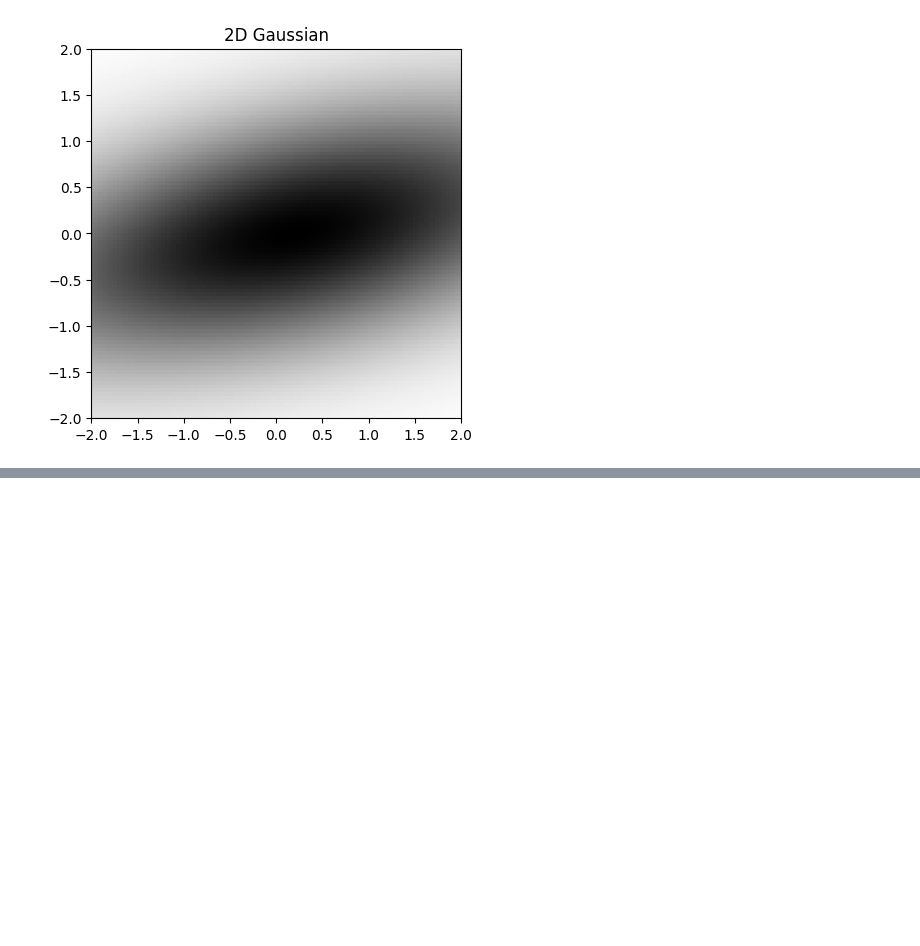
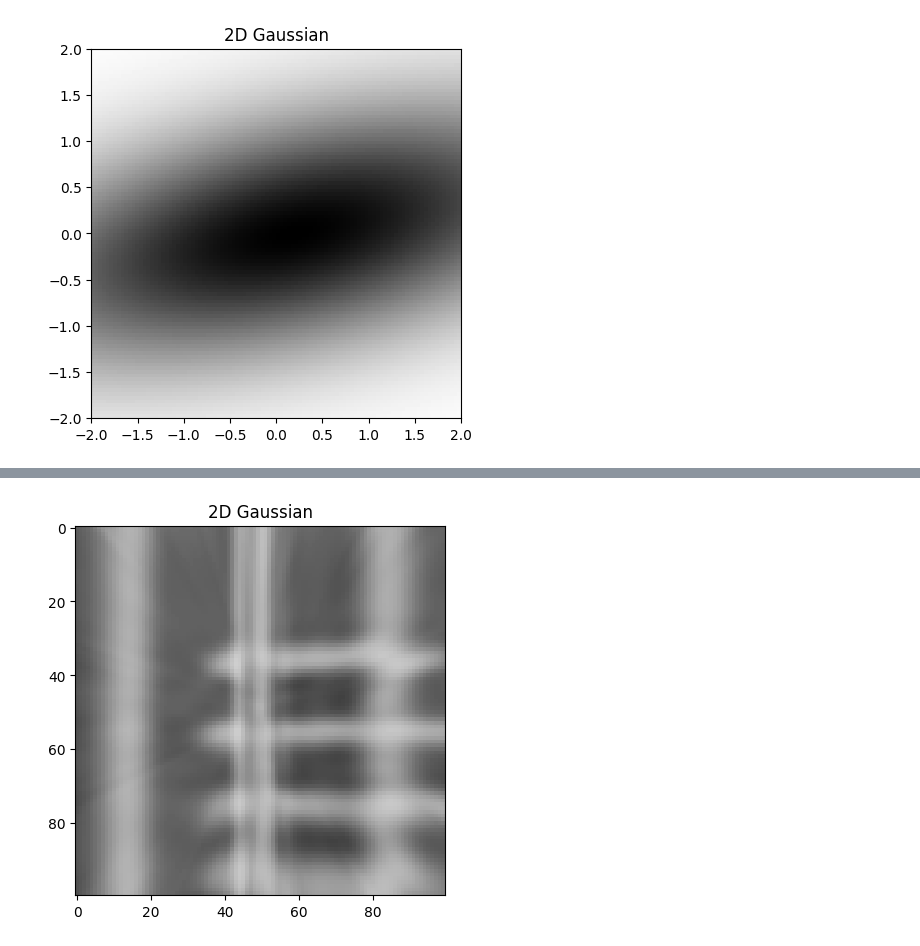
Before and after one commit to SuperVK/sparse-image-repr-bep, a Jupyter notebook: project.ipynb, the cells around one changed output, grey strips where cells are left out. Drawn from its saved outputs; the diff is of its cells as text; code cells hidden in the pictures; blank space fills up the shorter version.

```diff
--- a/project.ipynb
+++ b/project.ipynb
@@ -330,0 +319,4 @@ tensor([0.1213])
+# %%
+plot_image(w, 100)
+# %% [output]
+[figure, added]
```
Also changed, not shown: parts of 16 cells of this notebook.
